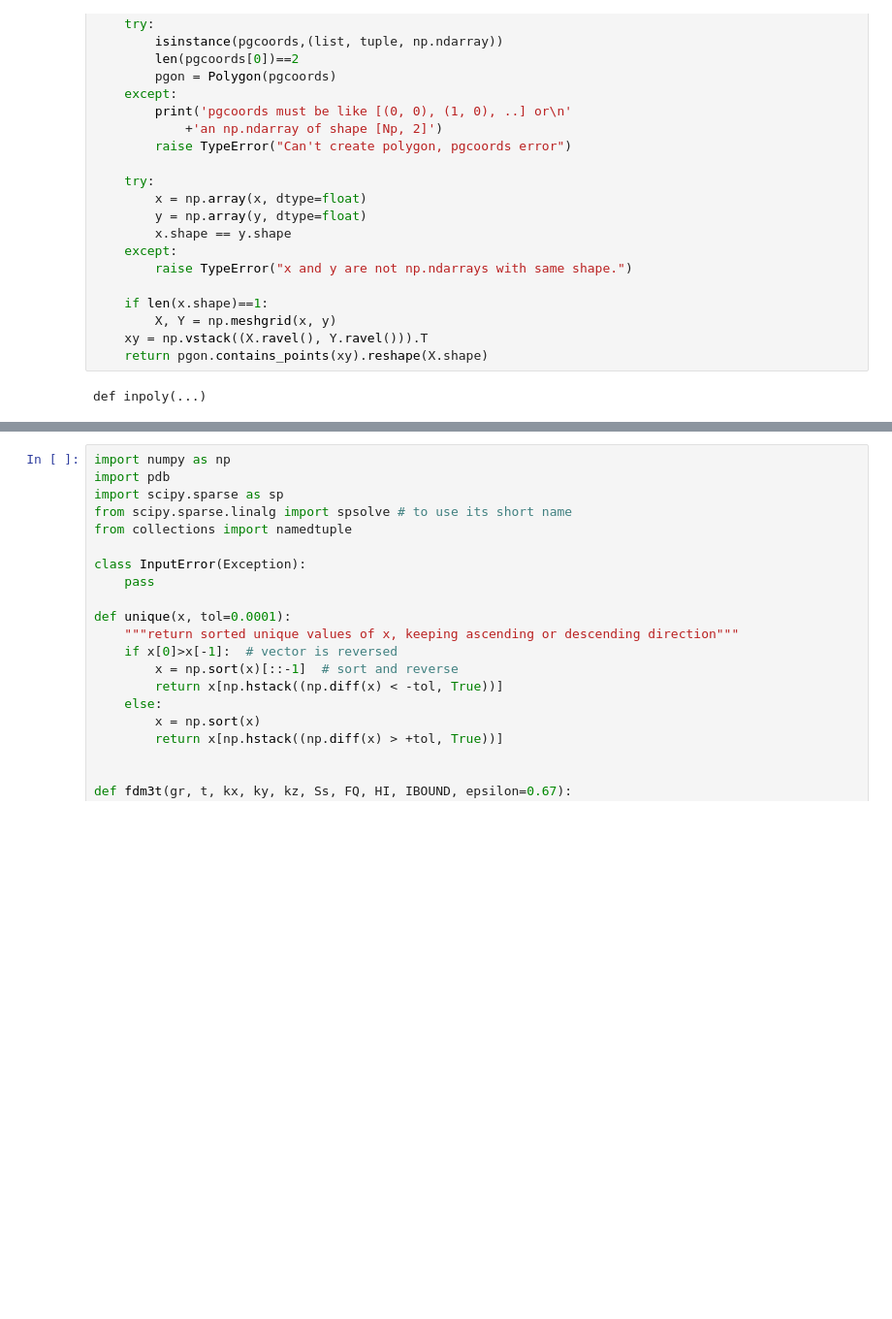
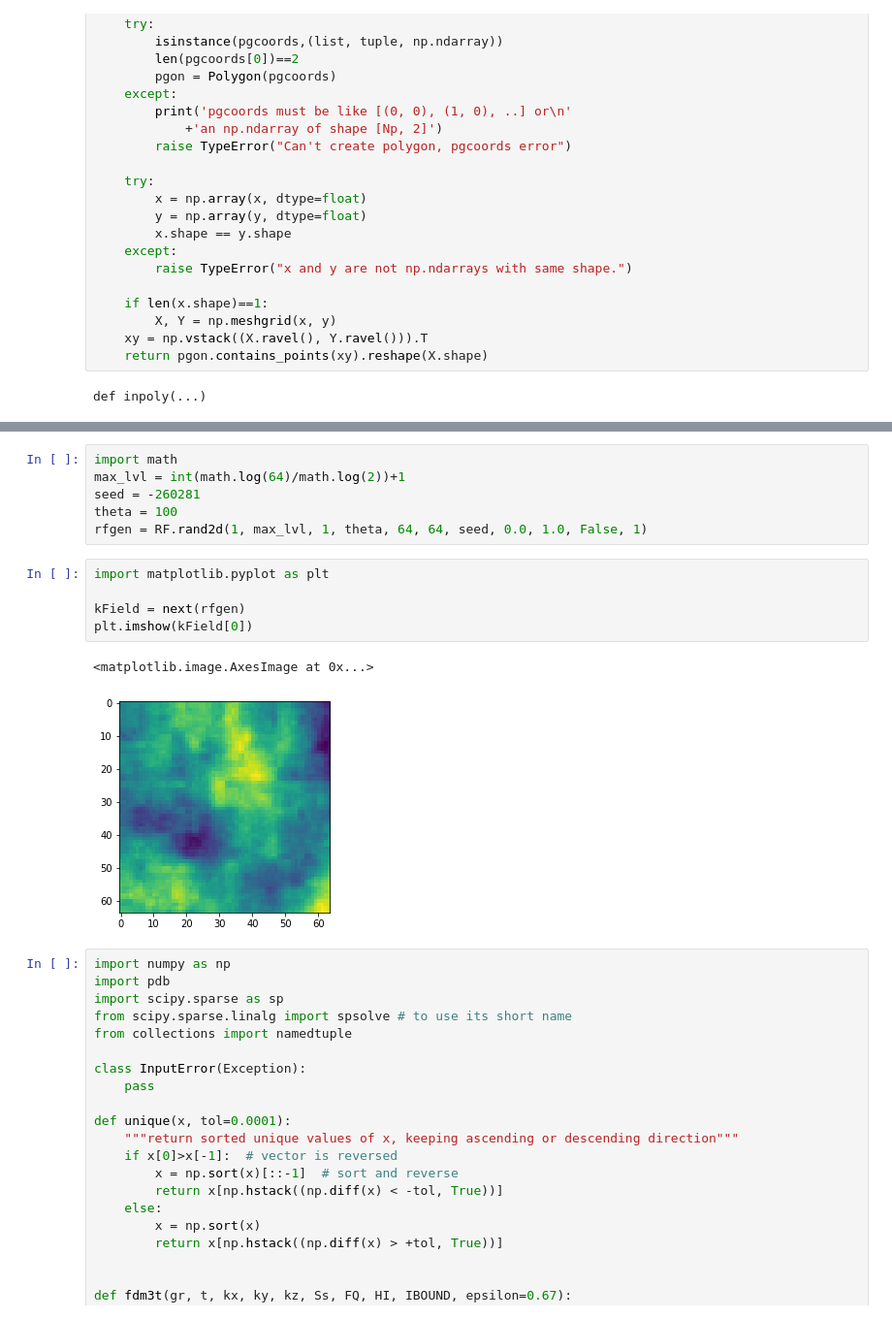
Before and after one commit to mlttac/AUNet_gwf, a Jupyter notebook: Darcy2DSolver.ipynb, the cells around one changed output, grey strips where cells are left out. Shown at 97% size. Saved outputs shown, nothing was run; the diff lists cells and outputs as text; blank space fills up the shorter version.

Commit message:
Added Random Fields

```diff
--- a/Darcy2DSolver.ipynb
+++ b/Darcy2DSolver.ipynb
@@ -1201,3 +1209,17 @@ def inpoly(...)
+# %%
+import math
+max_lvl = int(math.log(64)/math.log(2))+1
+seed = -260281
+theta = 100
+rfgen = RF.rand2d(1, max_lvl, 1, theta, 64, 64, seed, 0.0, 1.0, False, 1)
+# %%
+import matplotlib.pyplot as plt
+
+kField = next(rfgen)
+plt.imshow(kField[0])
+# %% [output]
+<matplotlib.image.AxesImage at 0x...>
+[figure, added]
 # %%
 import numpy as np
 import pdb
```
Also changed, not shown: parts of 2 cells of this notebook.
